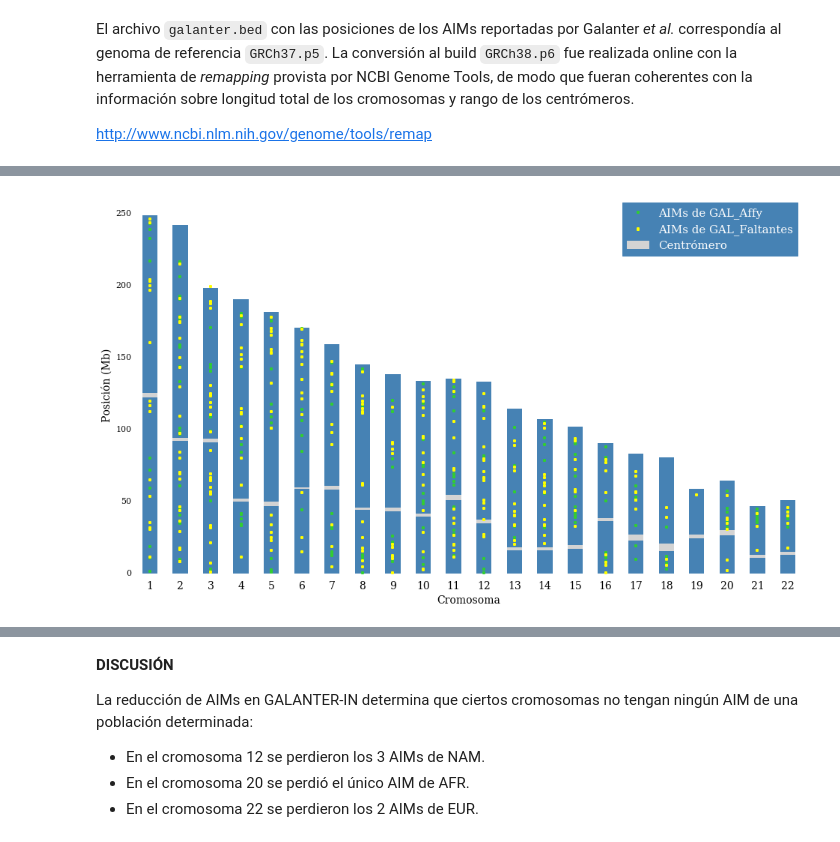
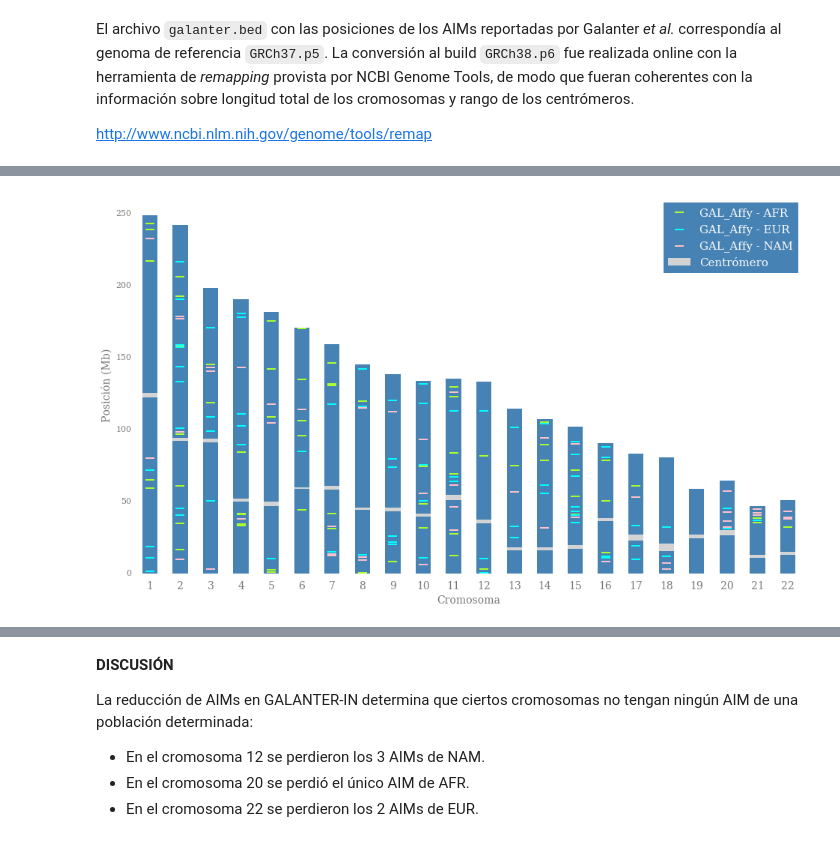
Before and after one commit to jmberros/tesina, a Jupyter notebook: Galanter_AIMs_Analysis.ipynb, the cells around one changed output, grey strips where cells are left out. Cells and saved outputs as stored; diff of their text form; code cells hidden in the pictures.

```diff
--- a/Galanter_AIMs_Analysis.ipynb
+++ b/Galanter_AIMs_Analysis.ipynb
@@ -32,13 +32,16 @@ pd.options.display.max_columns = 40  # Affy csv has 30 fields
 # pd.options.display.mpl_style = 'default' # Old version of matplotlib
 # mpl.style.use('default')
 
-mpl.rc('figure', figsize=(13, 7), facecolor="white")
+mpl.rc('figure', figsize=(16, 9), facecolor="white")
 mpl.rc('axes', titlesize=17, labelsize=14)
 mpl.rc('xtick', labelsize=11)
 mpl.rc('ytick', labelsize=11)
 mpl.rc('font', family='serif')
 mpl.rc('legend', fontsize=15)
 mpl.rcParams['xtick.major.pad'] = 10
+
+for param in ["xtick.color", "ytick.color", "axes.labelcolor", "axes.edgecolor"]:
+    mpl.rcParams[param] = "#777777"
 # %% [output]
 The autoreload extension is already loaded. To reload it, use:
   %reload_ext autoreload
@@ -255,33 +319,24 @@ http://www.ncbi.nlm.nih.gov/genome/tools/remap
 # %%
 % run chromosomes_with_SNPs_plot.py
 
 from collections import OrderedDict
 
 
 plot_data = OrderedDict([
+    ('GAL_Affy - AFR',
+     {'df': present[present.population == "AFR"],
+      'marker': '_', 'color': 'greenyellow', 's': 150}),
 
-    ('AIMs de GAL_Affy',
-     {'df': present,
-      'marker': 's', 'color': 'limegreen', 's': 5}),
+    ('GAL_Affy - EUR',
+     {'df': present[present.population == "EUR"],
+      'marker': '_', 'color': 'cyan', 's': 150}),
 
-    ('AIMs de GAL_Faltantes',
-     {'df': missing,
-      'marker': 's', 'color': 'yellow', 's': 7}),
-
-#     ('GAL_Affy - AFR',
-#      {'df': present[present.population == "AFR"],
-#       'marker': 's', 'color': 'lightPink', 's': 5}),
-
-#     ('GAL_Affy - EUR',
-#      {'df': present[present.population == "EUR"],
-#       'marker': 's', 'color': 'white', 's': 5}),
-
-#     ('GAL_Affy - NAM',
-#      {'df': present[present.population == "NAM"],
-#       'marker': 's', 'color': 'paleGreen', 's': 5}),
+    ('GAL_Affy - NAM',
+     {'df': present[present.population == "NAM"],
+      'marker': '_', 'color': 'pink', 's': 150}),
 ])
 
 chromosomes_with_SNPs_plot(genome, plot_data)
 plt.show()
 # %% [output]
-[figure, old version]
+[figure, new version]
```
Also changed, not shown: parts of 34 cells of this notebook, 1 other file.
